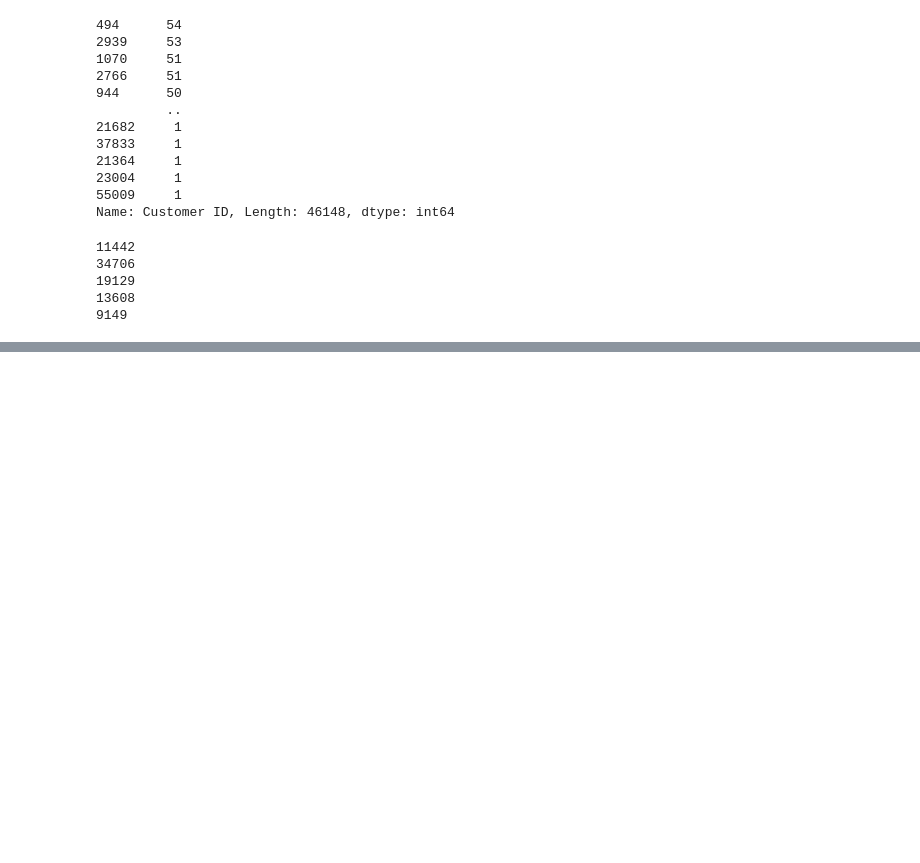
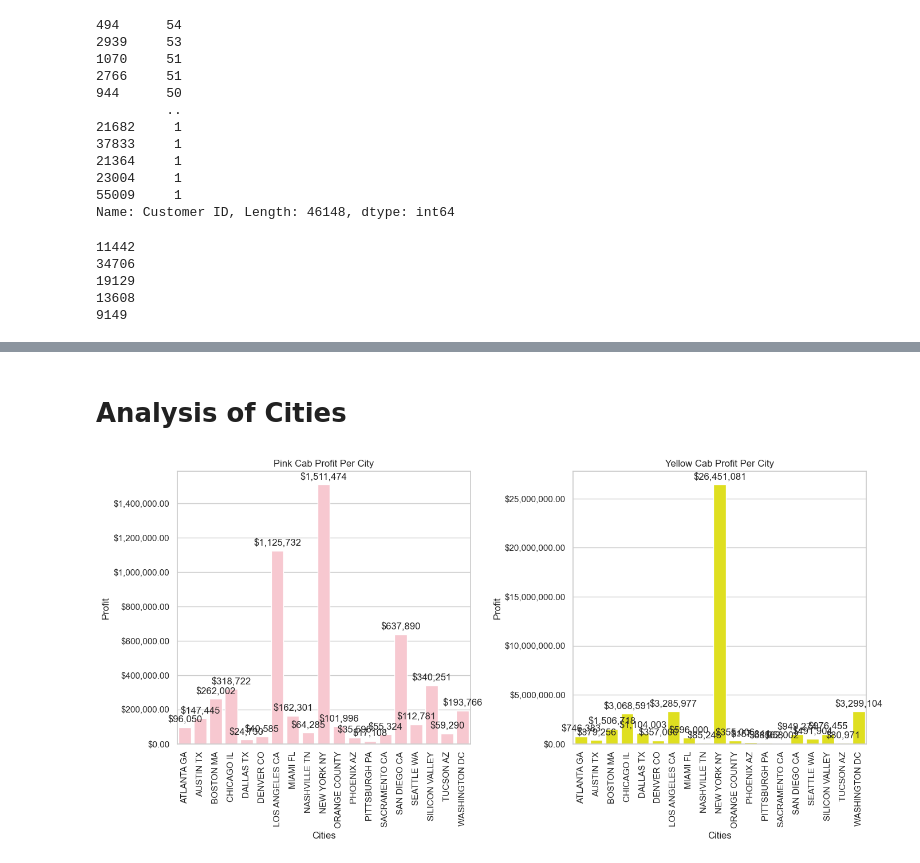
Before and after one commit to tassalor1/data_glacier, a Jupyter notebook: G2M Case Study/EDA.ipynb, the cells around one changed output, grey strips where cells are left out. Drawn from its saved outputs; the diff is of its cells as text; code cells hidden in the pictures; blank space fills up the shorter version.

Commit message:
Add files via upload
More analysis completed on EDA

```diff
--- a/G2M Case Study/EDA.ipynb
+++ b/G2M Case Study/EDA.ipynb
@@ -920,6 +932,9 @@ num_trips_per_customer
 23004     1
 55009     1
 Name: Customer ID, Length: 46148, dtype: int64
+# %%
+pink_rides = pink_df['Customer ID'].value_counts()
+yellow_rides = yellow_df['Customer ID'].value_counts()
 # %%
 only_one = num_trips_per_customer <= 1
 two_rides = num_trips_per_customer > 1
@@ -946,8 +955,10 @@ yellow_rides = yellow_df.groupby(ride_trips)['Company'].count()
 # %%
+trips = ['1 trip', '2 or more trips', '5 or more trips', '10 or more trips', '15 or more trips']
+
 # Create a bar chart using seaborn
 sns.set(style="whitegrid")
-ax = sns.barplot(x=index, y=pink_rides, color='#FFC0CB')
-ax = sns.barplot(x=index, y=yellow_rides, color='#FFFF00', bottom=pink_rides)
+ax = sns.barplot(x=trips, y=pink_rides, color='#FFC0CB')
+ax = sns.barplot(x=trips, y=yellow_rides, color='#FFFF00', bottom=pink_rides)
 ax.set(xlabel='Number of trips', ylabel='Count', title='Count of Customers by Number of Trips and Cab Company')
 ax.legend(['Pink Cab', 'Yellow Cab'])
 
@@ -972,0 +999,54 @@ plt.show()
+# %% [markdown]
+# Analysis of Cities
+# %%
+# Create copy df so we can group City by profit
+pink_city = pink_df[['City','KM Travelled']].copy()
+yellow_city = yellow_df[['City','KM Travelled']].copy()
+pink_city['Profit'] = pink_profit_total
+yellow_city['Profit'] = yellow_profit_total
+
+pink_profit_by_city = pink_city.groupby('City').sum()['Profit']
+yellow_profit_by_city = yellow_city.groupby('City').sum()['Profit']
+# %%
+fig, (ax1, ax2) = plt.subplots(1, 2, figsize=(14, 7))
+sns.barplot(x=pink_profit_by_city.index, y=pink_profit_by_city.values, color='#FFC0CB', label='Pink Cab', ax=ax1)
+sns.barplot(x=yellow_profit_by_city.index, y=yellow_profit_by_city.values, color='#FFFF00', label='Yellow Cab', ax=ax2)
+
+# set the tick label rotation to 90 degrees
+ax1.set_xticklabels(ax1.get_xticklabels(), rotation=90)
+ax2.set_xticklabels(ax2.get_xticklabels(), rotation=90)
+
+# Format y-axis
+fmt = '${x:,.2f}'
+tick = mtick.StrMethodFormatter(fmt)
+ax1.yaxis.set_major_formatter(tick)
+ax2.yaxis.set_major_formatter(tick)
+
+ax1.set_title('Pink Cab Profit Per City')
+ax1.set_xlabel('Cities')
+ax1.set_ylabel('Profit')
+
+ax2.set_title('Yellow Cab Profit Per City')
+ax2.set_xlabel('Cities')
+ax2.set_ylabel('Profit')
+
+# Add values on top of each bar
+for p in ax1.patches:
+    value = "${:,.0f}".format(p.get_height())
+    ax1.annotate(value,
+                (p.get_x() + p.get_width() / 2., p.get_height()),
+                ha='center', va='center',
+                xytext=(0, 10),
+                textcoords='offset points')
+for p in ax2.patches:
+    value = "${:,.0f}".format(p.get_height())
+    ax2.annotate(value,
+                (p.get_x() + p.get_width() / 2., p.get_height()),
+                ha='center', va='center',
+                xytext=(0, 10),
+                textcoords='offset points')
+
+plt.tight_layout()
+plt.show()
+# %% [output]
+[figure, added]
```
Also changed, not shown: parts of 17 cells of this notebook.
